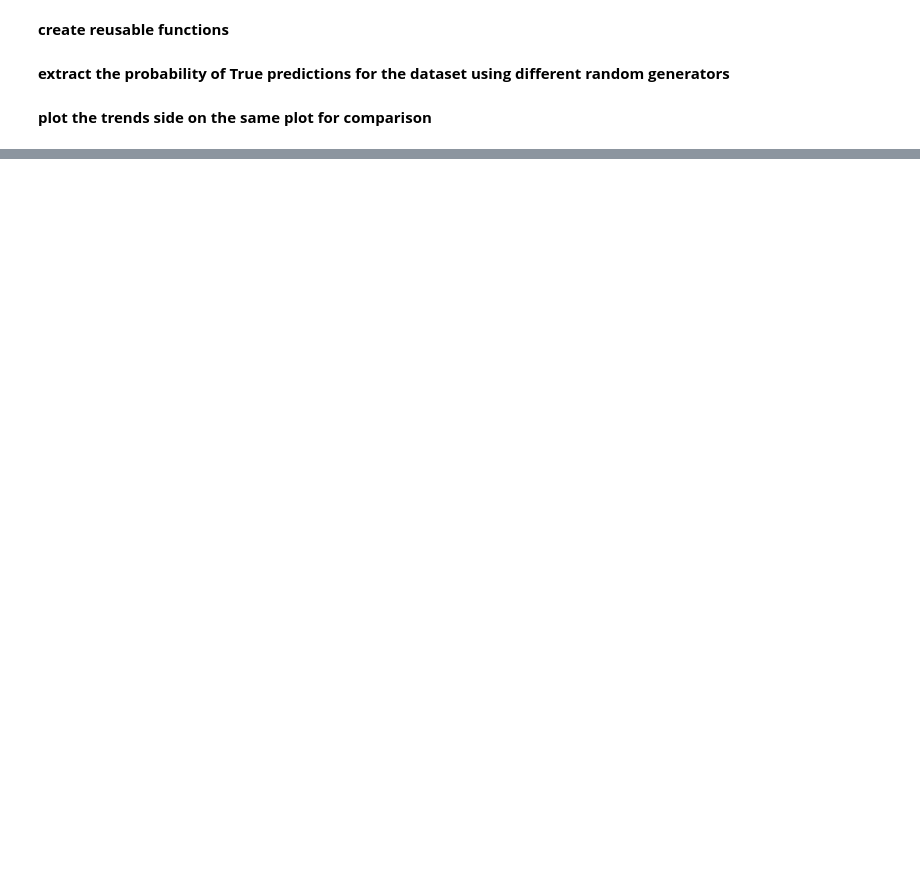
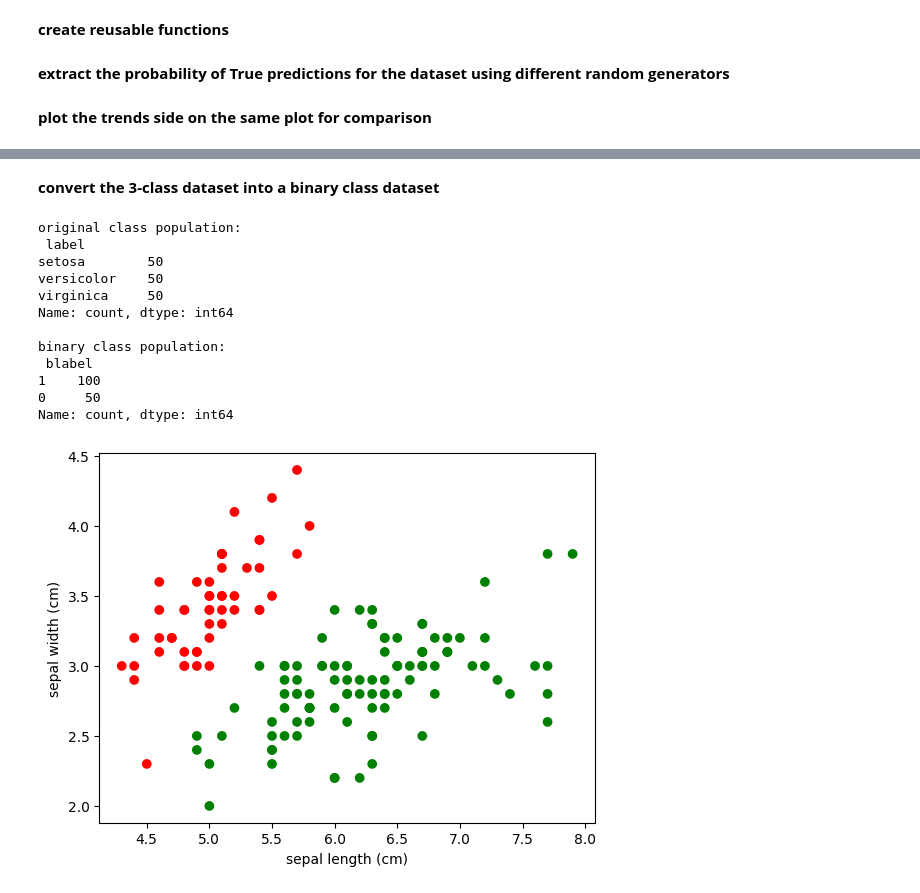
Before and after one commit to sudarsun/DA5401-2024, a Jupyter notebook: Assignment4-Solution.ipynb, the cells around one changed output, grey strips where cells are left out. Cells and saved outputs as stored; diff of their text form; code cells hidden in the pictures; blank space fills up the shorter version.

```diff
--- a/Assignment4-Solution.ipynb
+++ b/Assignment4-Solution.ipynb
@@ -89,0 +125,15 @@ __if the number of samples is increased, the plots tend to understandably become
+# %%
+iris = load_iris()
+df = pd.DataFrame(data = iris.data, columns=iris.feature_names)
+df["label_"] = iris.target
+
+def stringify(y):
+    if y == 0:
+        return "setosa"
+    elif y == 1:
+        return "versicolor"
+    else:
+        return "virginica"
+
+df["label"] = df.label_.apply(lambda x: stringify(x))
+df.head()
@@ -89,0 +147,33 @@ __if the number of samples is increased, the plots tend to understandably become
+# %% [markdown]
+__convert the 3-class dataset into a binary class dataset__
+# %%
+
+# display the population of each class
+print("original class population:\n", df.label.value_counts())
+# combine versicolor and virginica to be one class
+df['blabel'] = df.label_.apply(lambda x: x if x == 0 else 1)
+# display the population of the binary classes
+print("\nbinary class population:\n", df.blabel.value_counts())
+# we will consider only 2 input features for easier visualization
+df_x = df[['sepal length (cm)', 'sepal width (cm)']] #, 'petal length (cm)', 'petal width (cm)']])
+xx = np.array(df_x)
+yy = np.array(df.blabel)
+
+plt.scatter(xx[:,0], xx[:,1], c = yy, cmap=colors.ListedColormap(['red','green']))
+plt.xlabel(df.columns[0])
+plt.ylabel(df.columns[1])
+plt.show()
+# %% [output]
+original class population:
+ label
+setosa        50
+versicolor    50
+virginica     50
+Name: count, dtype: int64
+
+binary class population:
+ blabel
+1    100
+0     50
+Name: count, dtype: int64
+[figure, added]
```
Also changed, not shown: parts of 12 cells of this notebook.
